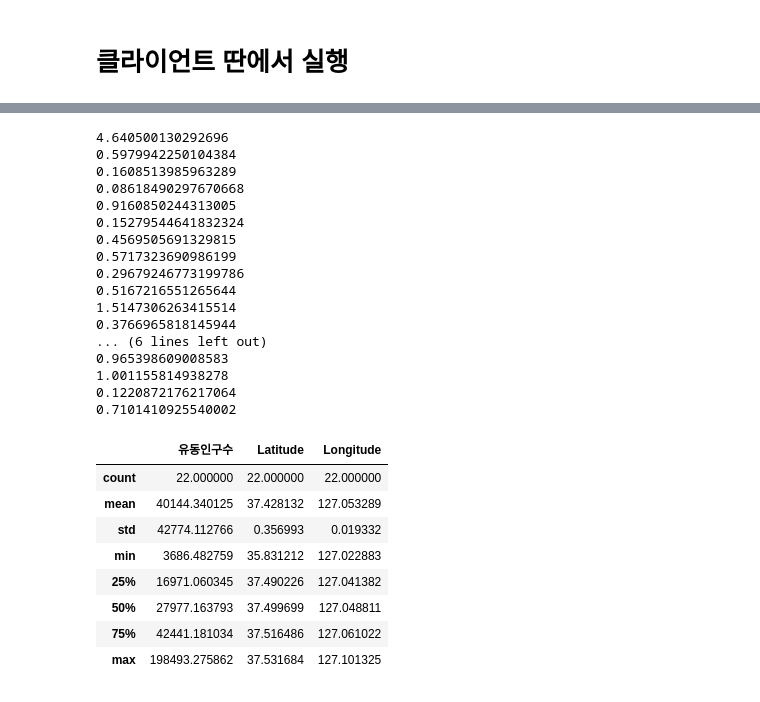
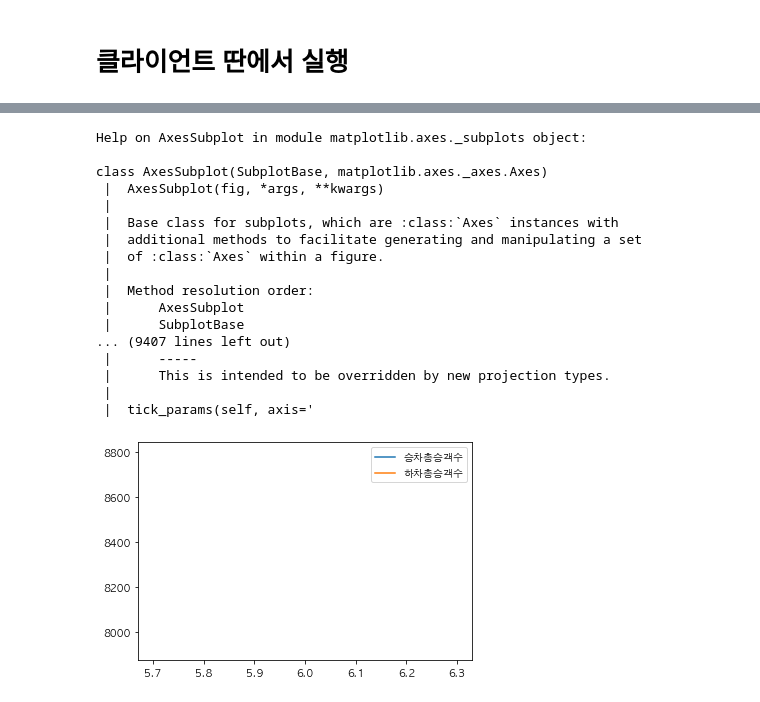
Before and after one commit to SeungYeonJeong22/seoulDataAnalysis, a Jupyter notebook: dataFrameSubMap-Copy1.ipynb, the cells around one changed output, grey strips where cells are left out. Saved outputs shown, nothing was run; the diff lists cells and outputs as text; code cells hidden in the pictures.

```diff
--- a/dataFrameSubMap-Copy1.ipynb
+++ b/dataFrameSubMap-Copy1.ipynb
@@ -733,34 +690,24 @@ loc_csv
-# %%
-for i in my_subway_data.st_info['유동인구수']:
-
-    print(i / my_subway_data.st_info['유동인구수'].std())
-# %% [output]
-4.640500130292696
-0.5979942250104384
-0.1608513985963289
-0.08618490297670668
-0.9160850244313005
-0.15279544641832324
-0.4569505691329815
-0.5717323690986199
-0.29679246773199786
-0.5167216551265644
-1.5147306263415514
-0.3766965818145944
-... (6 lines left out)
-0.965398609008583
-1.001155814938278
-0.1220872176217064
-0.7101410925540002
-# %%
-my_subway_data.st_info.describe()
-# %% [output]
-|  | 유동인구수 | Latitude | Longitude |
-| count | 22.000000 | 22.000000 | 22.000000 |
-| mean | 40144.340125 | 37.428132 | 127.053289 |
-| std | 42774.112766 | 0.356993 | 0.019332 |
-| min | 3686.482759 | 35.831212 | 127.022883 |
-| 25% | 16971.060345 | 37.490226 | 127.041382 |
-| 50% | 27977.163793 | 37.499699 | 127.048811 |
-| 75% | 42441.181034 | 37.516486 | 127.061022 |
-| max | 198493.275862 | 37.531684 | 127.101325 |
+# %%
+aa = my_subway_data.st_info[my_subway_data.st_info['역명'] == '대청']
+bb = aa[['승차총승객수','하차총승객수']]
+# bb.plot()
+help(bb.plot())
+# %% [output]
+Help on AxesSubplot in module matplotlib.axes._subplots object:
+
+class AxesSubplot(SubplotBase, matplotlib.axes._axes.Axes)
+ |  AxesSubplot(fig, *args, **kwargs)
+ |
+ |  Base class for subplots, which are :class:`Axes` instances with
+ |  additional methods to facilitate generating and manipulating a set
+ |  of :class:`Axes` within a figure.
+ |
+ |  Method resolution order:
+ |      AxesSubplot
+ |      SubplotBase
+... (9407 lines left out)
+ |      -----
+ |      This is intended to be overridden by new projection types.
+ |
+ |  tick_params(self, axis='
+[figure, added]
```
Also changed, not shown: parts of 6 cells of this notebook.
